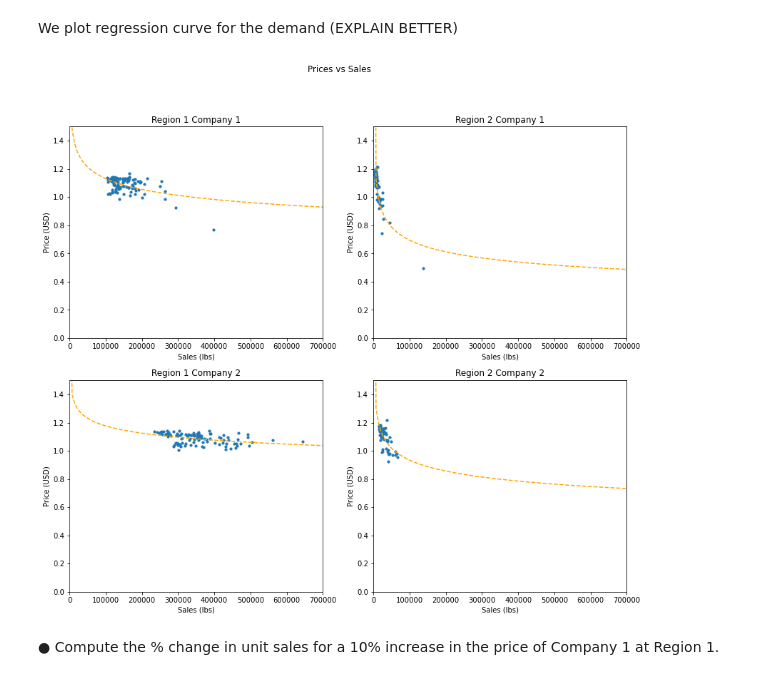
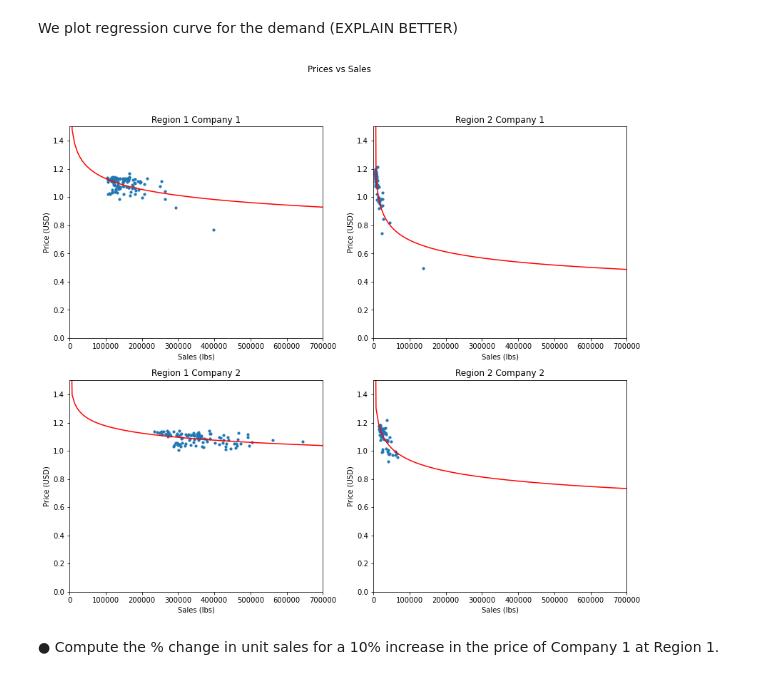
Before and after one commit to hinojosaad/Damavis-Challenge, a Jupyter notebook: Damavis Data Science Challenge.ipynb, the cells around one changed output. Cells and saved outputs as stored; diff of their text form; code cells hidden in the pictures.

```diff
--- a/Damavis Data Science Challenge.ipynb
+++ b/Damavis Data Science Challenge.ipynb
@@ -493,7 +493,7 @@ fig.suptitle("Prices vs Sales")
 
 
 ax11.scatter(r1_c1["Sales_U"],r1_c1["Price_USD"],s=10)
-ax11.plot(xseq, A11 * (xseq**(k11**(-1))) , color="orange", linestyle="--")
+ax11.plot(xseq, A11 * (xseq**(k11**(-1))) , color="red")
 
 ax11.set_xlim(0,700000)
 ax11.set_ylim(0,1.5)
@@ -504,41 +504,41 @@ ax11.set_ylabel("Price (USD)")
 
 
 ax21.scatter(r2_c1["Sales_U"],r2_c1["Price_USD"],s=10)
-ax21.plot(xseq, A21 * (xseq**(k21**(-1))) , color="orange", linestyle="--")
+ax21.plot(xseq, A21 * (xseq**(k21**(-1))) , color="red")
 
 ax21.set_xlim(0,700000)
 ax21.set_ylim(0,1.5)
 
 ax21.set_title("Region 2 Company 1")
 ax21.set_xlabel("Sales (lbs)")
 ax21.set_ylabel("Price (USD)")
 
 
 ax12.scatter(r1_c2["Sales_U"],r1_c2["Price_USD"],s=10)
-ax12.plot(xseq, A12 * (xseq**(k12**(-1))) , color="orange", linestyle="--")
+ax12.plot(xseq, A12 * (xseq**(k12**(-1))) , color="red")
 
 ax12.set_xlim(0,700000)
 ax12.set_ylim(0,1.5)
 
 ax12.set_title("Region 1 Company 2")
 ax12.set_xlabel("Sales (lbs)")
 ax12.set_ylabel("Price (USD)")
 
 
 ax22.scatter(r2_c2["Sales_U"],r2_c2["Price_USD"],s=10)
-ax22.plot(xseq, A22 * (xseq**(k22**(-1))) , color="orange", linestyle="--")
+ax22.plot(xseq, A22 * (xseq**(k22**(-1))) , color="red")
 
 ax22.set_xlim(0,700000)
 ax22.set_ylim(0,1.5)
 
 ax22.set_title("Region 2 Company 2")
 ax22.set_xlabel("Sales (lbs)")
 ax22.set_ylabel("Price (USD)")
 
 
 plt.show()
 # %% [output]
-[figure, old version]
+[figure, new version]
 # %% [markdown]
 ● Compute the % change in unit sales for a 10% increase in the price of Company 1 at Region 1.
 # %% [markdown]
```
Also changed, not shown: parts of 16 cells of this notebook.
